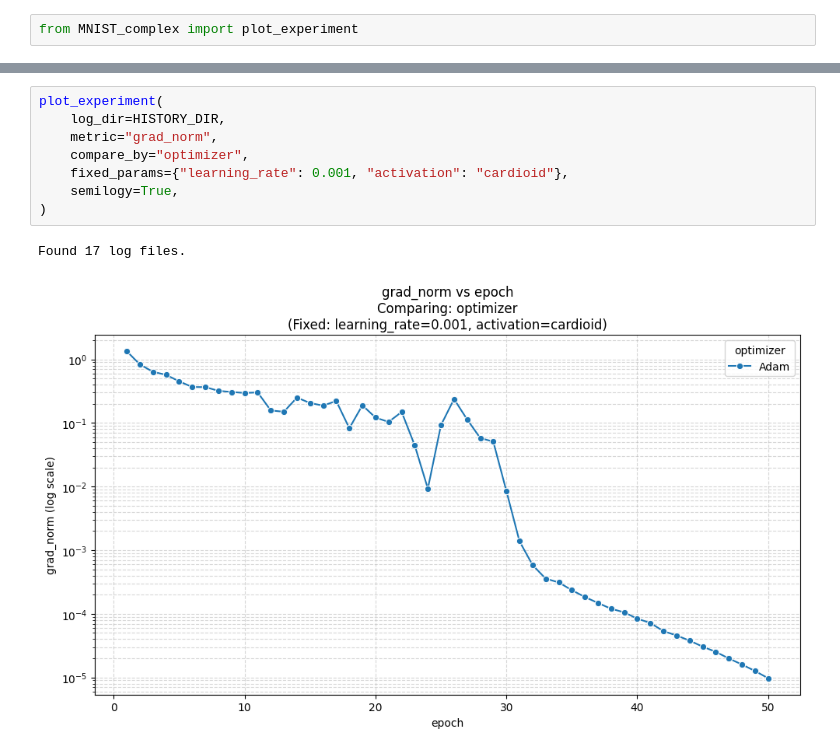
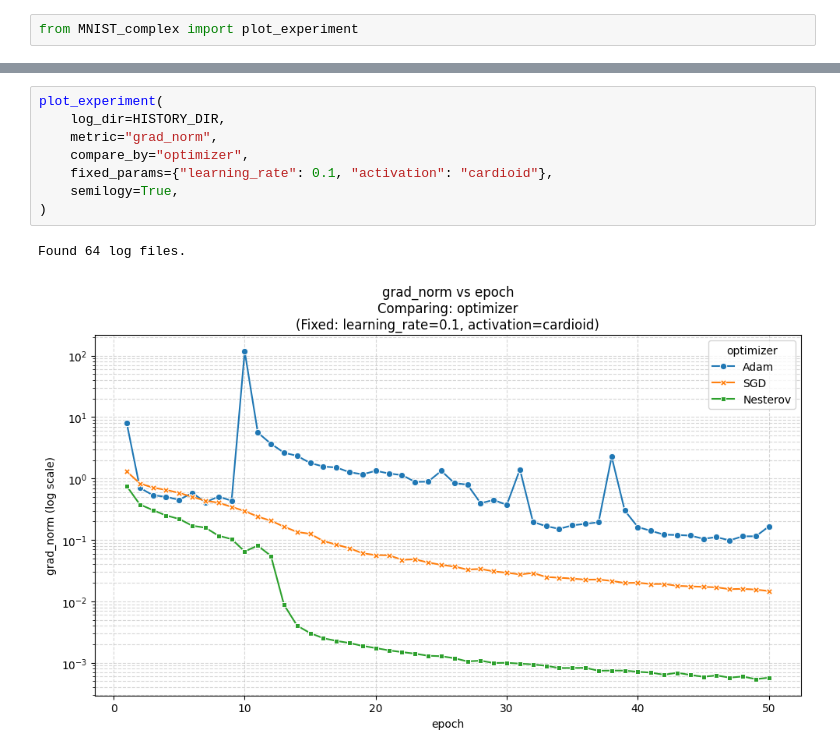
Before and after one commit to sjeastwood/CMPT981_CVNN, a Jupyter notebook: MNIST_plots.ipynb, the cells around one changed output, grey strips where cells are left out. Saved outputs shown, nothing was run; the diff lists cells and outputs as text.

```diff
--- a/MNIST_plots.ipynb
+++ b/MNIST_plots.ipynb
@@ -16,14 +61,14 @@ Found 17 log files.
 # %%
 plot_experiment(
     log_dir=HISTORY_DIR,
     metric="grad_norm",
     compare_by="optimizer",
-    fixed_params={"learning_rate": 0.001, "activation": "cardioid"},
+    fixed_params={"learning_rate": 0.1, "activation": "cardioid"},
     semilogy=True,
 )
 # %% [output]
-Found 17 log files.
+Found 64 log files.
-[figure, old version]
+[figure, new version]
 # %%
 plot_experiment(
     log_dir=HISTORY_DIR,
```
Also changed, not shown: parts of 7 cells of this notebook, 5 other files.
